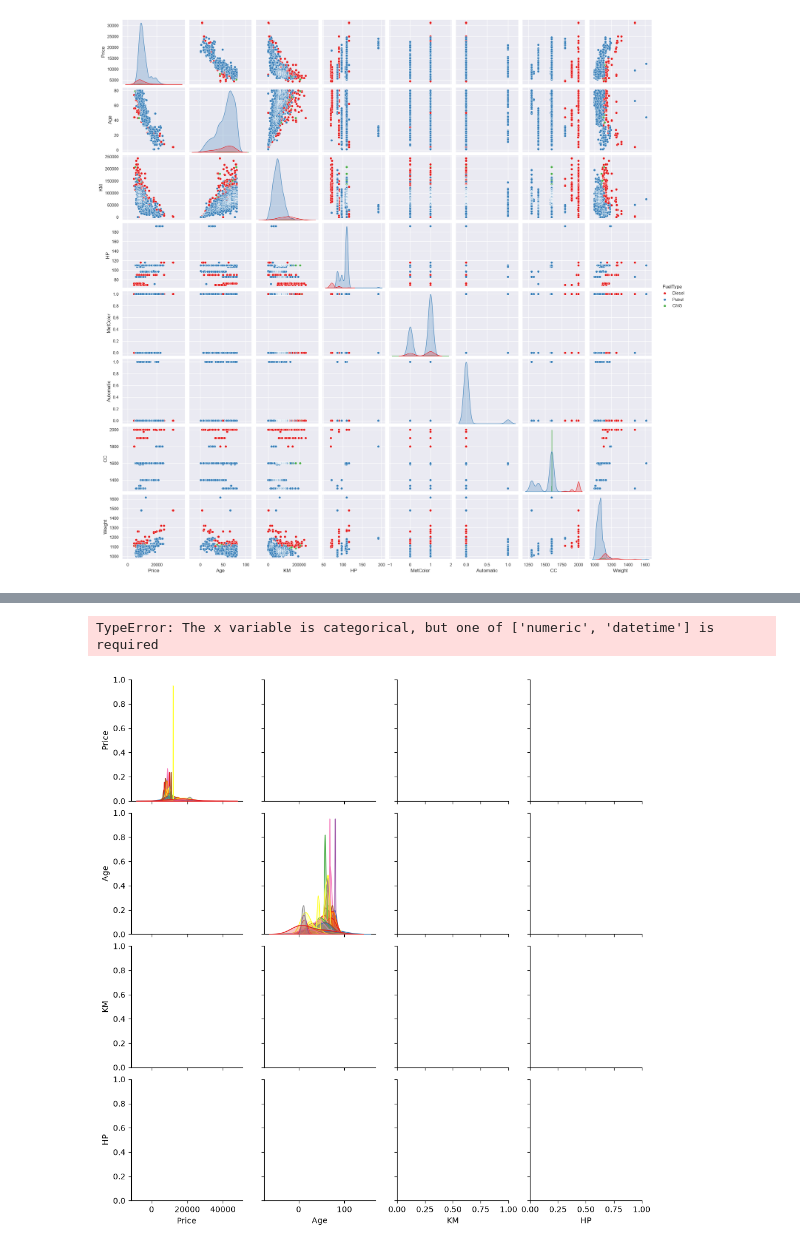
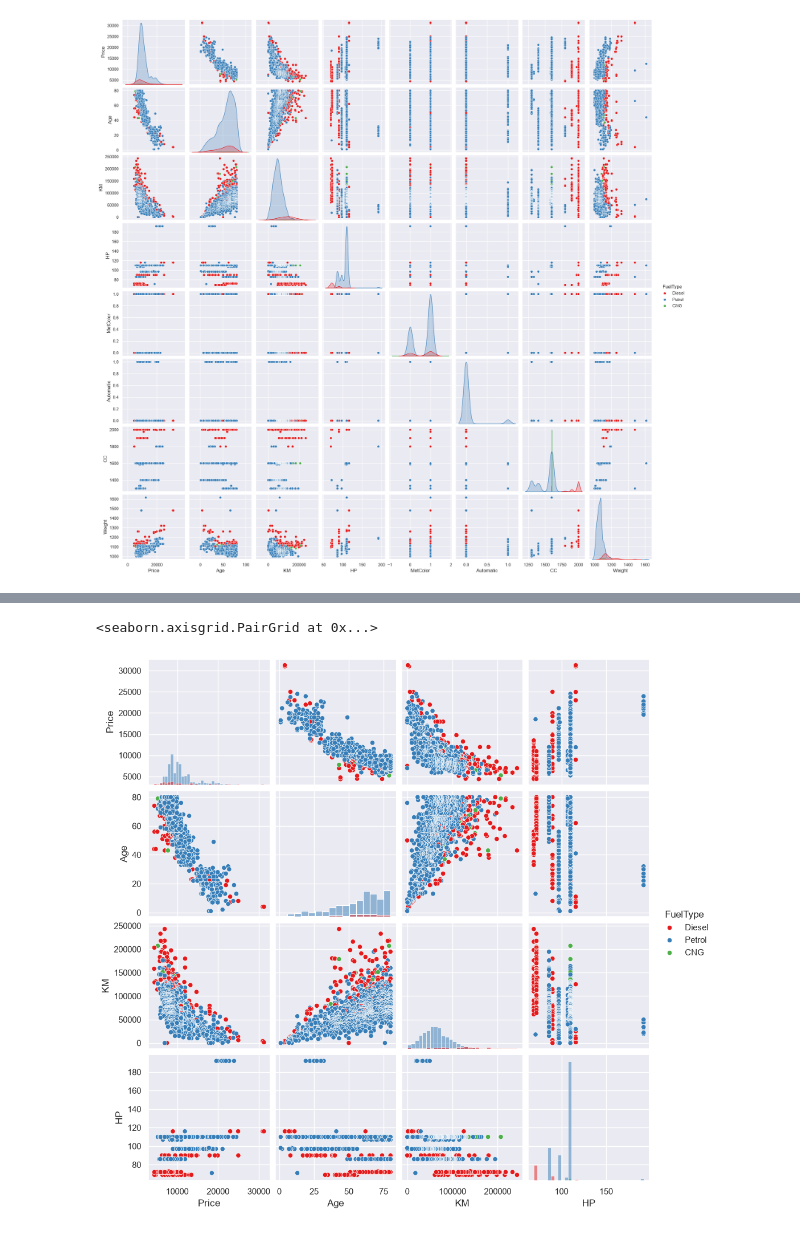
Before and after one commit to Khyaliram-ai/AI-DataScience-Portfolio, a Jupyter notebook: Python_Basics/pandas_for_plots.IPYNB, the cells around one changed output, grey strips where cells are left out. Saved outputs shown, nothing was run; the diff lists cells and outputs as text; code cells hidden in the pictures.

```diff
--- a/Python_Basics/pandas_for_plots.IPYNB
+++ b/Python_Basics/pandas_for_plots.IPYNB
@@ -397,6 +313,13 @@ memory usage: 112.3 KB
 # %%
 import seaborn as sns
-sns.pairplot(df,kind="scatter" , hue='KM', palette='Set1', vars=['Price','Age','KM','HP'])
+
+sns.pairplot(
+    df[["Price", "Age", "KM", "HP", "FuelType"]].dropna(),
+    vars=["Price", "Age", "KM", "HP"],
+    hue="FuelType",
+    palette="Set1",
+    diag_kind="hist"
+)
 # %% [output]
-TypeError: The x variable is categorical, but one of ['numeric', 'datetime'] is required
+<seaborn.axisgrid.PairGrid at 0x...>
-[figure, old version]
+[figure, new version]
```
Also changed, not shown: parts of 10 cells of this notebook, 1 other file.
